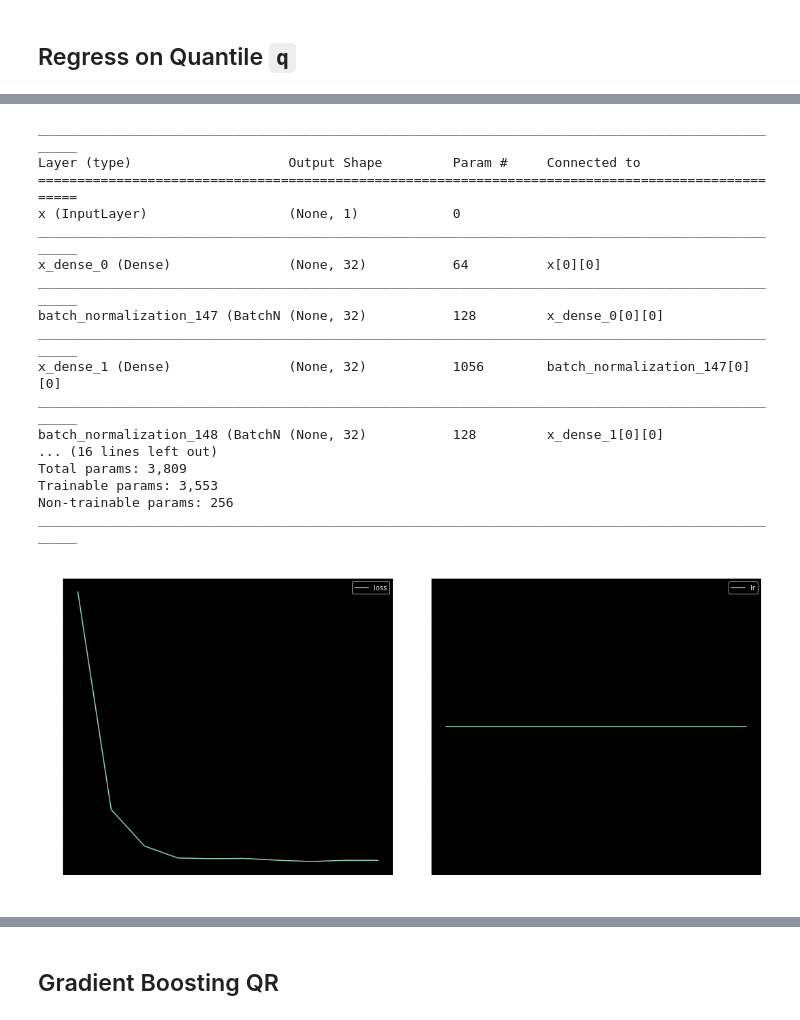
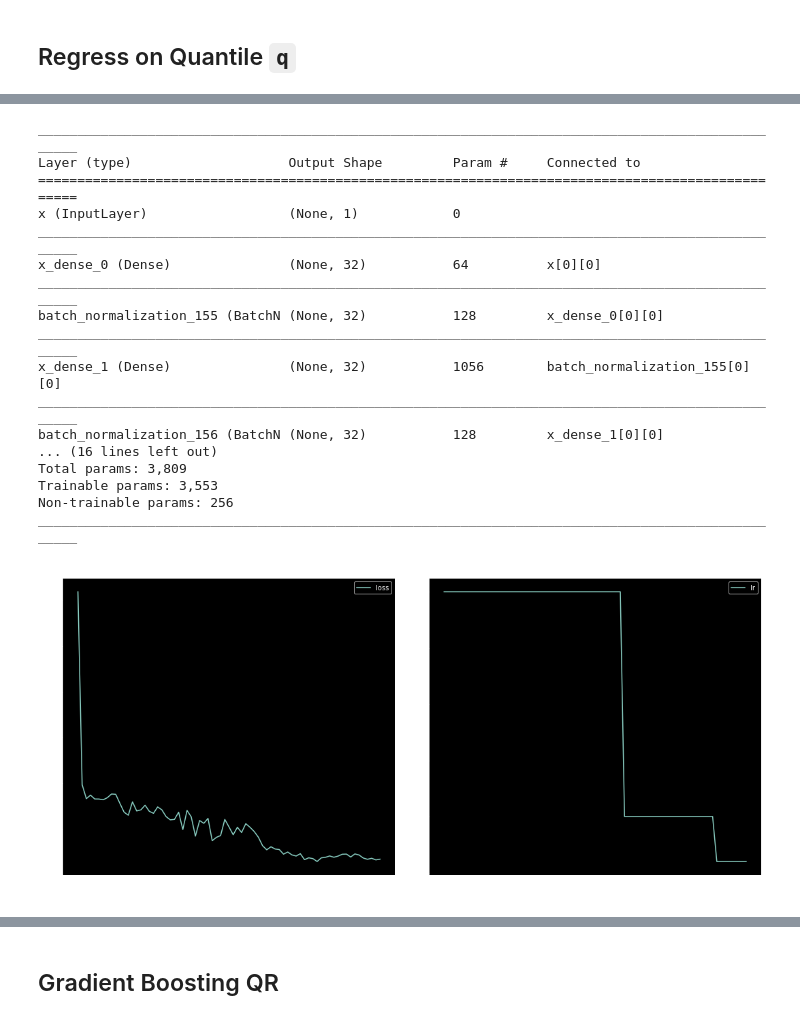
Before and after one commit to ig248/deepquantiles, a Jupyter notebook: notebooks/nn-quantiles-skewed.ipynb, the cells around one changed output, grey strips where cells are left out. Saved outputs shown, nothing was run; the diff lists cells and outputs as text; code cells hidden in the pictures.

Commit message:
Test adaptive q sampling - mixed results...

```diff
--- a/notebooks/nn-quantiles-skewed.ipynb
+++ b/notebooks/nn-quantiles-skewed.ipynb
@@ -61,8 +61,8 @@ import deepquantiles
 from deepquantiles.losses import sk_quantile_loss
 # %%
 callbacks = [
-    ReduceLROnPlateau(monitor='loss', factor=0.2, patience=10, min_delta=0.01),
-    EarlyStopping(monitor='loss', patience=15),
+    ReduceLROnPlateau(monitor='loss', factor=0.2, patience=10, min_delta=0.001, min_lr=0.0001),
+    EarlyStopping(monitor='loss', patience=15, min_delta=0.0001),
     PlotHistory(batches=False, n_cols=3, figsize=(15, 7))
 ]
 # %% [markdown]
@@ -74,7 +74,7 @@ regressor = deepquantiles.MultiQuantileRegressor(
     quantiles=quantiles,
     lr=0.01,
     epochs=100,
-    batch_size=1000
+    batch_size=10000
 )
 # %%
 vis_model(regressor.model, show_shapes=False)
@@ -147,7 +151,7 @@ regressor = deepquantiles.MultiQuantileRegressor(
     quantiles=quantiles,
     lr=0.01,
     epochs=100,
-    batch_size=1000
+    batch_size=10000
 )
 # %%
 vis_model(regressor.model, show_shapes=False)
@@ -253,7 +261,7 @@ regressor = deepquantiles.CDFRegressor(
     lr=0.01,
     epochs=100,
     batch_size=10000,
-    q_mode='const',
+    q_mode='point',
     shuffle_points=True,
 )
 # %%
@@ -274,11 +282,11 @@ x (InputLayer)                  (None, 1)            0
 __________________________________________________________________________________________________
 x_dense_0 (Dense)               (None, 32)           64          x[0][0]
 __________________________________________________________________________________________________
-batch_normalization_147 (BatchN (None, 32)           128         x_dense_0[0][0]
+batch_normalization_155 (BatchN (None, 32)           128         x_dense_0[0][0]
 __________________________________________________________________________________________________
-x_dense_1 (Dense)               (None, 32)           1056        batch_normalization_147[0][0]
+x_dense_1 (Dense)               (None, 32)           1056        batch_normalization_155[0][0]
 __________________________________________________________________________________________________
-batch_normalization_148 (BatchN (None, 32)           128         x_dense_1[0][0]
+batch_normalization_156 (BatchN (None, 32)           128         x_dense_1[0][0]
 ... (16 lines left out)
 Total params: 3,809
 Trainable params: 3,553
@@ -286,6 +294,11 @@ Non-trainable params: 256
 __________________________________________________________________________________________________
 # %%
 %%time
-regressor.fit(X_train, y_train, verbose=1, callbacks=callbacks, epochs=10, batch_size=1000, q_mode='point')
+regressor.fit(
+    X_train, y_train,
+    verbose=1, callbacks=callbacks,
+    epochs=100, batch_size=1000,
+    q_mode='adaptive', ada_num_quantiles=100
+)
 # %% [output]
-[figure, old version]
+[figure, new version]
```
Also changed, not shown: parts of 30 cells of this notebook, 2 other files.
